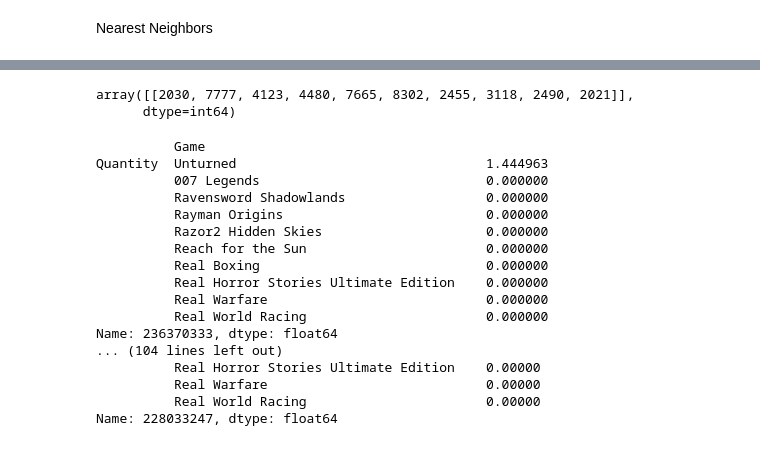
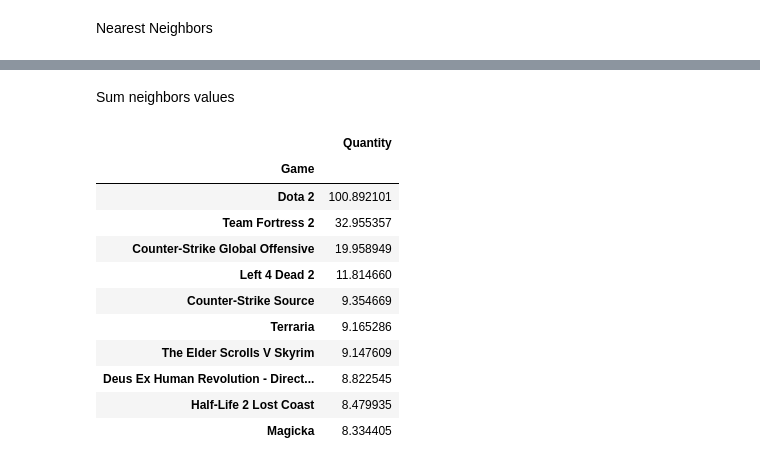
Before and after one commit to unit0113/CAP4770Project, a Jupyter notebook: model_3.ipynb, the cells around one changed output, grey strips where cells are left out. Drawn from its saved outputs; the diff is of its cells as text; code cells hidden in the pictures.

```diff
--- a/model_3.ipynb
+++ b/model_3.ipynb
@@ -155,3 +163,8 @@ Nearest Neighbors
 # %%
 from sklearn.neighbors import KDTree
 tree = KDTree(train_pca)
+# %%
+biggest_test_user = test.sum(axis=1).idxmax()
+biggest_test_user_index = test.index.get_loc(biggest_test_user)
+
+test.loc[biggest_test_user].sort_values(ascending=False)[:10]
@@ -157,0 +184,3 @@ tree = KDTree(train_pca)
+# %%
+neighbors = tree.query(test_pca[biggest_test_user_index:biggest_test_user_index+1], k=10, return_distance=False)[0]
+neighbors
@@ -173,27 +211,18 @@ Name: 188991147, dtype: float64
-# %%
-neighbors = tree.query(test_pca[:1], k=10, return_distance=False)
-neighbors
-# %% [output]
-array([[2030, 7777, 4123, 4480, 7665, 8302, 2455, 3118, 2490, 2021]],
-      dtype=int64)
-# %%
-for neighbor in neighbors[0]:
-    print(train.iloc[neighbor].sort_values(ascending=False)[:10])
-# %% [output]
-          Game
-Quantity  Unturned                                1.444963
-          007 Legends                             0.000000
-          Ravensword Shadowlands                  0.000000
-          Rayman Origins                          0.000000
-          Razor2 Hidden Skies                     0.000000
-          Reach for the Sun                       0.000000
-          Real Boxing                             0.000000
-          Real Horror Stories Ultimate Edition    0.000000
-          Real Warfare                            0.000000
-          Real World Racing                       0.000000
-Name: 236370333, dtype: float64
-... (104 lines left out)
-          Real Horror Stories Ultimate Edition    0.00000
-          Real Warfare                            0.00000
-          Real World Racing                       0.00000
-Name: 228033247, dtype: float64
+# %% [markdown]
+Sum neighbors values
+# %%
+combined_neighbors = train.iloc[neighbors].sum().T.sort_values(ascending=False).reset_index().set_index('Game').drop('level_0', axis='columns').rename(columns={0: 'Quantity'})
+combined_neighbors.head(10)
+# %% [output]
+|  | Quantity |
+| Game |  |
+| Dota 2 | 100.892101 |
+| Team Fortress 2 | 32.955357 |
+| Counter-Strike Global Offensive | 19.958949 |
+| Left 4 Dead 2 | 11.814660 |
+| Counter-Strike Source | 9.354669 |
+| Terraria | 9.165286 |
+| The Elder Scrolls V Skyrim | 9.147609 |
+| Deus Ex Human Revolution - Direct... | 8.822545 |
+| Half-Life 2 Lost Coast | 8.479935 |
+| Magicka | 8.334405 |
```
Also changed, not shown: parts of 10 cells of this notebook.
